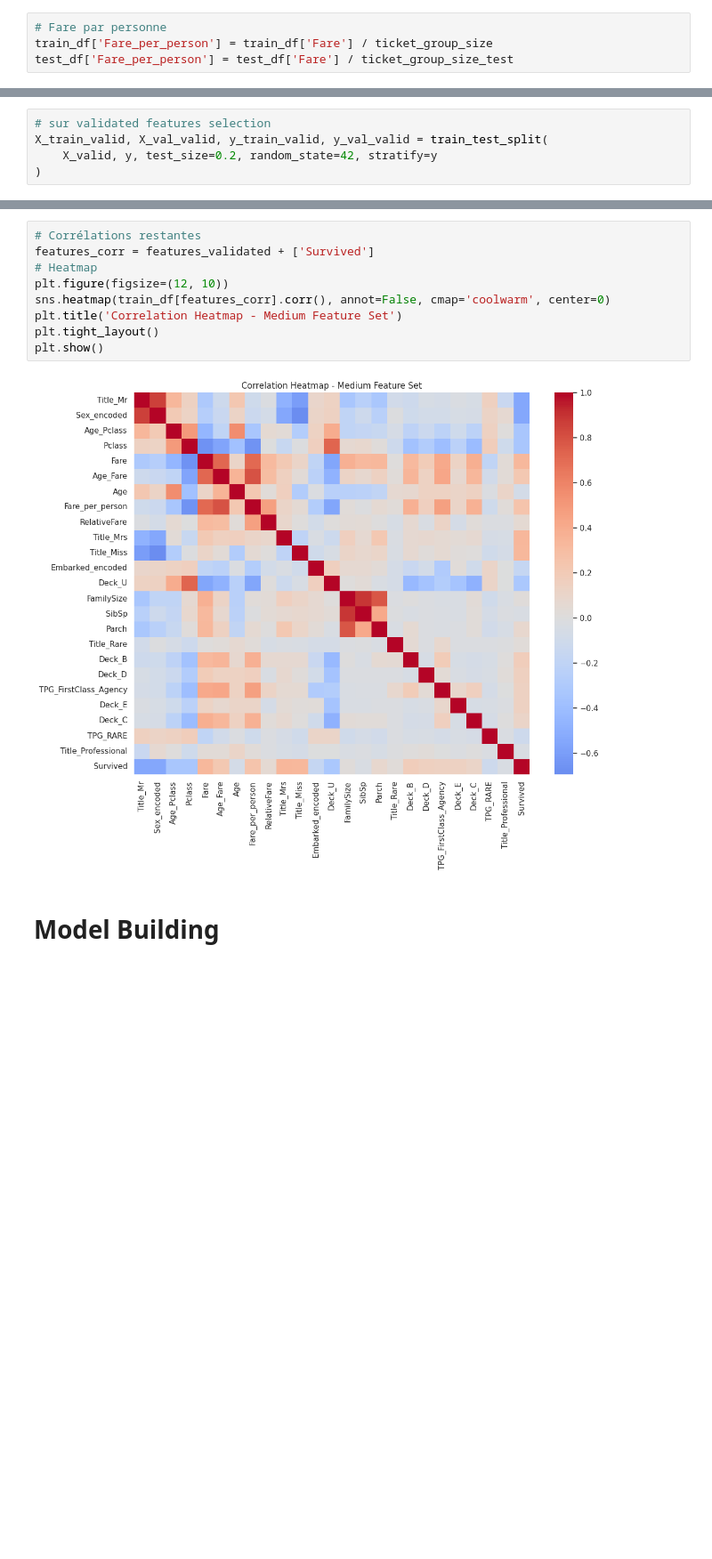
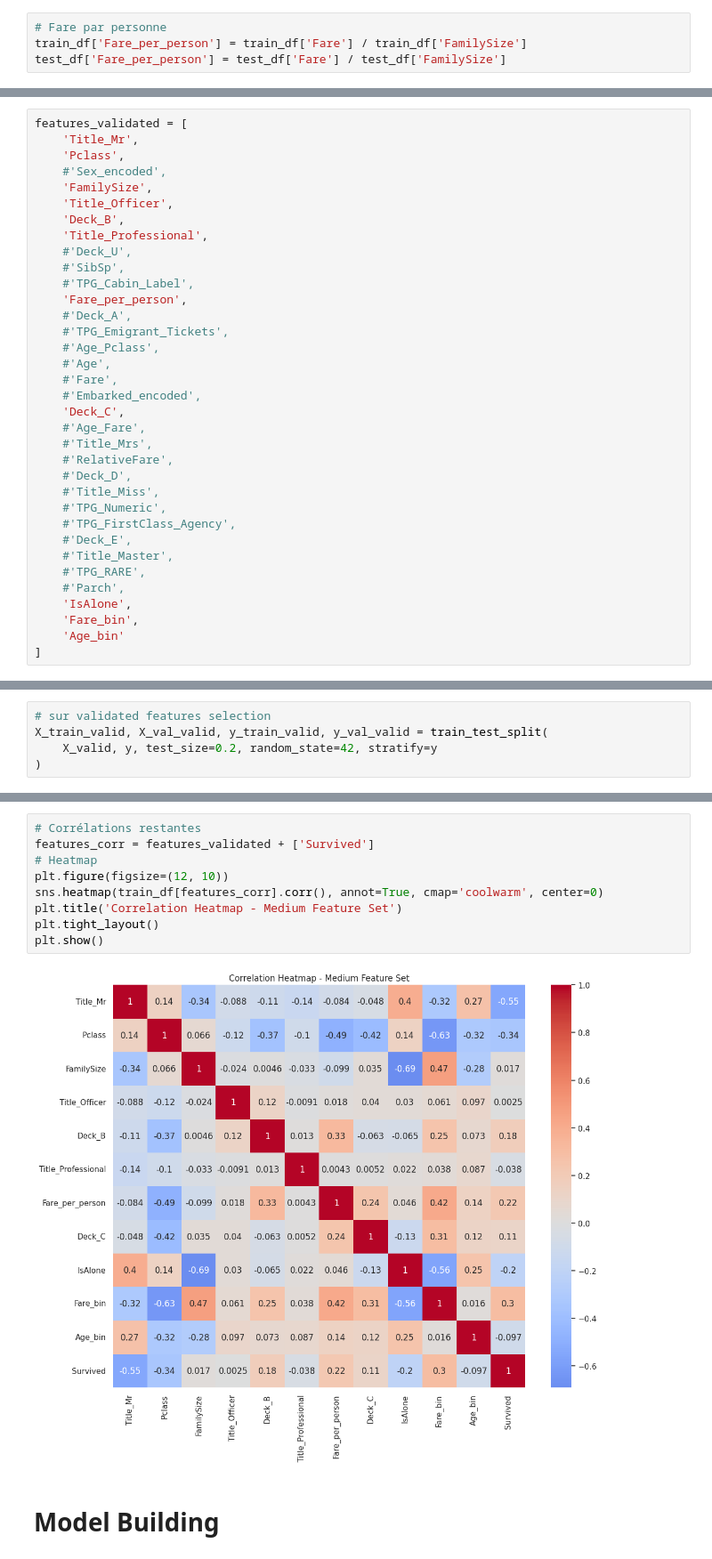
Before and after one commit to Stely-data/Titanic, a Jupyter notebook: titanic_notebook.ipynb, the cells around one changed output, grey strips where cells are left out. Shown at 89% size. Cells and saved outputs as stored; diff of their text form; blank space fills up the shorter version.

```diff
--- a/titanic_notebook.ipynb
+++ b/titanic_notebook.ipynb
@@ -400,7 +401,7 @@ ticket_group_size_test = test_df['Ticket'].map(test_df['Ticket'].value_counts())
 # %%
 # Fare par personne
-train_df['Fare_per_person'] = train_df['Fare'] / ticket_group_size
-test_df['Fare_per_person'] = test_df['Fare'] / ticket_group_size_test
+train_df['Fare_per_person'] = train_df['Fare'] / train_df['FamilySize']
+test_df['Fare_per_person'] = test_df['Fare'] / test_df['FamilySize']
 # %%
 # Moyenne et std de Fare_per_person par classe dans le TRAIN
 fare_stats_by_class = train_df.groupby('Pclass')['Fare_per_person'].agg(['mean', 'std'])
@@ -661 +646,36 @@ features_validated = [
+# %%
+features_validated = [
+    'Title_Mr',
+    'Pclass',
+    #'Sex_encoded',
+    'FamilySize',
+    'Title_Officer',
+    'Deck_B',
+    'Title_Professional',
+    #'Deck_U',
+    #'SibSp',
+    #'TPG_Cabin_Label',
+    'Fare_per_person',
+    #'Deck_A',
+    #'TPG_Emigrant_Tickets',
+    #'Age_Pclass',
+    #'Age',
+    #'Fare',
+    #'Embarked_encoded',
+    'Deck_C',
+    #'Age_Fare',
+    #'Title_Mrs',
+    #'RelativeFare',
+    #'Deck_D',
+    #'Title_Miss',
+    #'TPG_Numeric',
+    #'TPG_FirstClass_Agency',
+    #'Deck_E',
+    #'Title_Master',
+    #'TPG_RARE',
+    #'Parch',
+    'IsAlone',
+    'Fare_bin',
+    'Age_bin'
+]
 # %%
@@ -692,14 +712,14 @@ Validated set | Accuracy: 0.8137 ± 0.0332
 # %%
 # Corrélations restantes
 features_corr = features_validated + ['Survived']
 # Heatmap
 plt.figure(figsize=(12, 10))
-sns.heatmap(train_df[features_corr].corr(), annot=False, cmap='coolwarm', center=0)
+sns.heatmap(train_df[features_corr].corr(), annot=True, cmap='coolwarm', center=0)
 plt.title('Correlation Heatmap - Medium Feature Set')
 plt.tight_layout()
 plt.show()
 # %% [output]
-[figure, old version]
+[figure, new version]
 # %% [markdown]
 # Model Building
 # %% [markdown]
```
Also changed, not shown: parts of 27 cells of this notebook.
